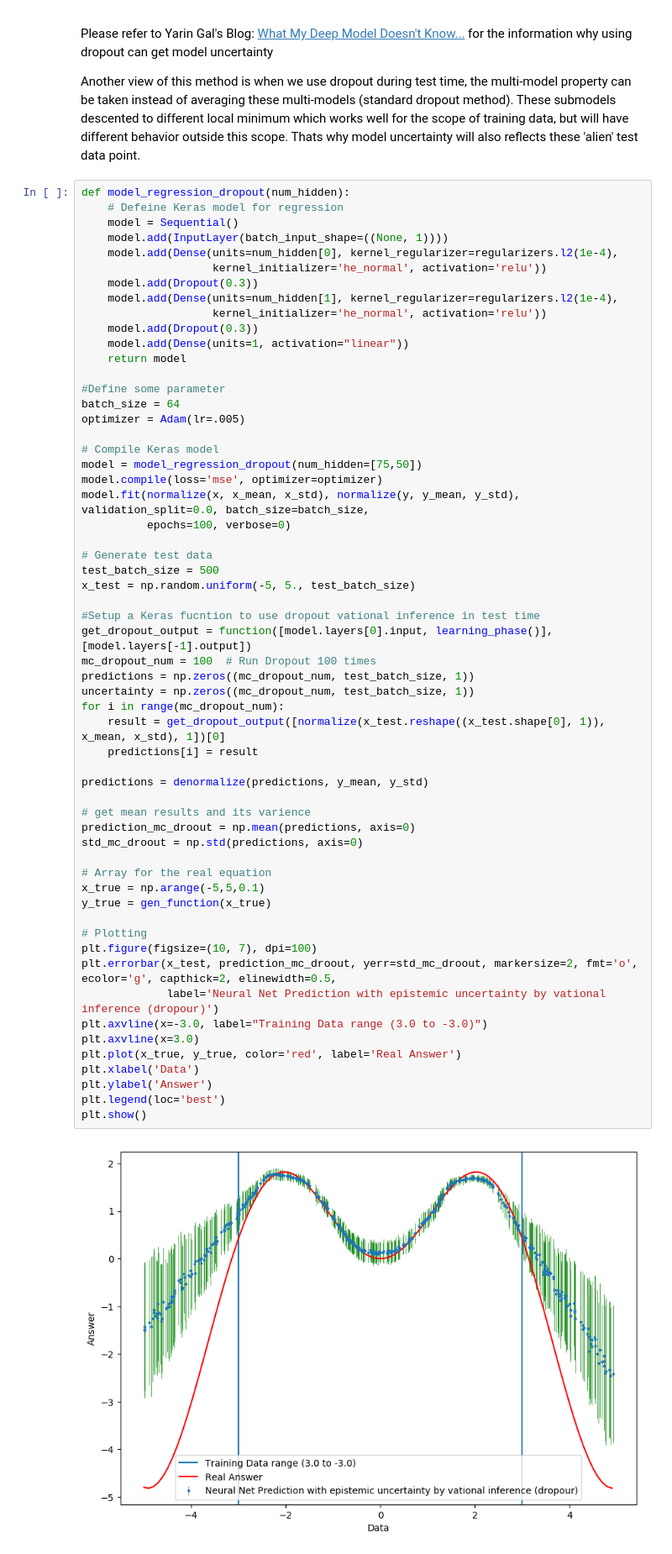
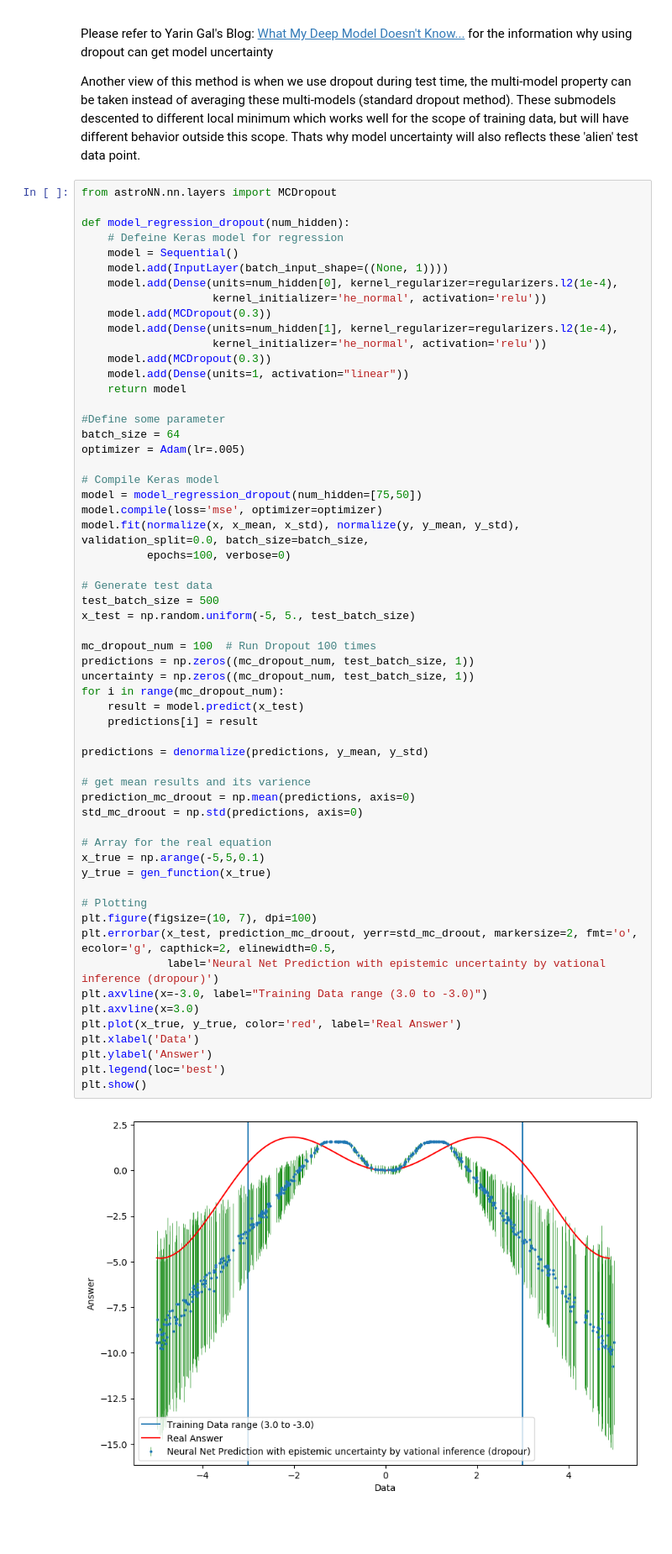
Before and after one commit to henrysky/astroNN, a Jupyter notebook: demo_tutorial/NN_uncertainty_analysis/Uncertainty_Demo_x_sinx.ipynb, the cells around one changed output. Shown at 84% size. Cells and saved outputs as stored; diff of their text form; blank space fills up the shorter version.

```diff
--- a/demo_tutorial/NN_uncertainty_analysis/Uncertainty_Demo_x_sinx.ipynb
+++ b/demo_tutorial/NN_uncertainty_analysis/Uncertainty_Demo_x_sinx.ipynb
@@ -165,16 +173,18 @@ Please refer to Yarin Gal's Blog: [What My Deep Model Doesn't Know...](http://ml
 
 Another view of this method is when we use dropout during test time, the multi-model property can be taken instead of averaging these multi-models (standard dropout method). These submodels descented to different local minimum which works well for the scope of training data, but will have different behavior outside this scope. Thats why model uncertainty will also reflects these 'alien' test data point.
 # %%
+from astroNN.nn.layers import MCDropout
+
 def model_regression_dropout(num_hidden):
     # Defeine Keras model for regression
     model = Sequential()
     model.add(InputLayer(batch_input_shape=((None, 1))))
     model.add(Dense(units=num_hidden[0], kernel_regularizer=regularizers.l2(1e-4),
                     kernel_initializer='he_normal', activation='relu'))
-    model.add(Dropout(0.3))
+    model.add(MCDropout(0.3))
     model.add(Dense(units=num_hidden[1], kernel_regularizer=regularizers.l2(1e-4),
                     kernel_initializer='he_normal', activation='relu'))
-    model.add(Dropout(0.3))
+    model.add(MCDropout(0.3))
     model.add(Dense(units=1, activation="linear"))
     return model
 
@@ -192,38 +202,36 @@ model.fit(normalize(x, x_mean, x_std), normalize(y, y_mean, y_std), validation_s
 test_batch_size = 500
 x_test = np.random.uniform(-5, 5., test_batch_size)
 
-#Setup a Keras fucntion to use dropout vational inference in test time
-get_dropout_output = function([model.layers[0].input, learning_phase()], [model.layers[-1].output])
 mc_dropout_num = 100  # Run Dropout 100 times
 predictions = np.zeros((mc_dropout_num, test_batch_size, 1))
 uncertainty = np.zeros((mc_dropout_num, test_batch_size, 1))
 for i in range(mc_dropout_num):
-    result = get_dropout_output([normalize(x_test.reshape((x_test.shape[0], 1)), x_mean, x_std), 1])[0]
+    result = model.predict(x_test)
     predictions[i] = result
 
 predictions = denormalize(predictions, y_mean, y_std)
 
 # get mean results and its varience
 prediction_mc_droout = np.mean(predictions, axis=0)
 std_mc_droout = np.std(predictions, axis=0)
 
 # Array for the real equation
 x_true = np.arange(-5,5,0.1)
 y_true = gen_function(x_true)
 
 # Plotting
 plt.figure(figsize=(10, 7), dpi=100)
 plt.errorbar(x_test, prediction_mc_droout, yerr=std_mc_droout, markersize=2, fmt='o', ecolor='g', capthick=2, elinewidth=0.5,
              label='Neural Net Prediction with epistemic uncertainty by vational inference (dropour)')
 plt.axvline(x=-3.0, label="Training Data range (3.0 to -3.0)")
 plt.axvline(x=3.0)
 plt.plot(x_true, y_true, color='red', label='Real Answer')
 plt.xlabel('Data')
 plt.ylabel('Answer')
 plt.legend(loc='best')
 plt.show()
 # %% [output]
-[figure, old version]
+[figure, new version]
 # %% [markdown]
 #### Dropout as  a Bayesian Approximation
 
```
Also changed, not shown: parts of 4 cells of this notebook, 3 other files.
